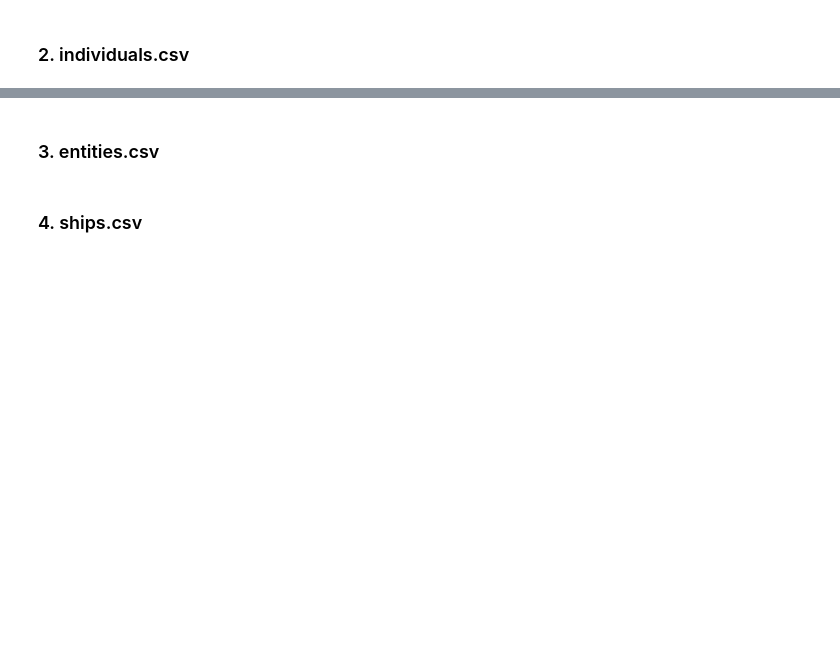
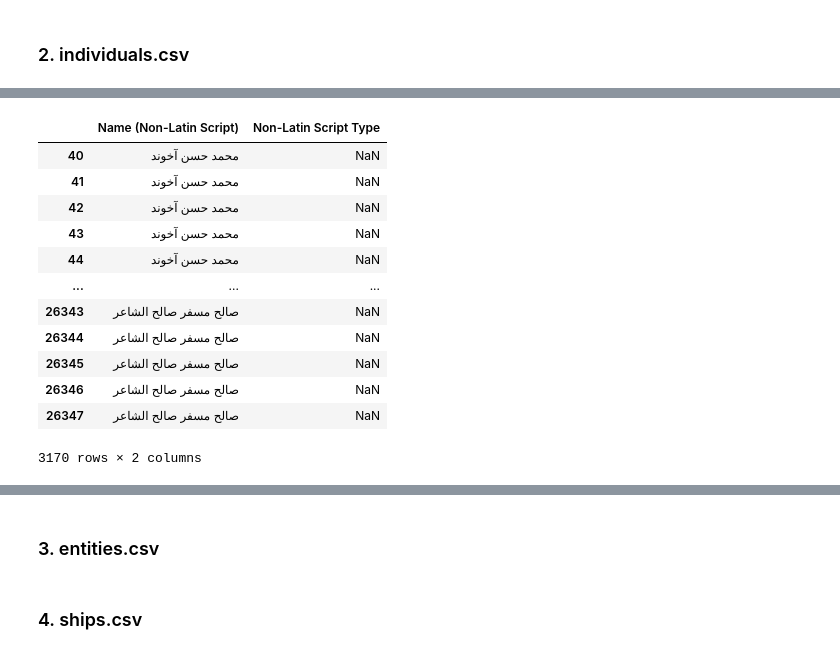
Before and after one commit to aleczd/uk_sanct, a Jupyter notebook: analysis.ipynb, the cells around one changed output, grey strips where cells are left out. Cells and saved outputs as stored; diff of their text form; code cells hidden in the pictures; blank space fills up the shorter version.

```diff
--- a/analysis.ipynb
+++ b/analysis.ipynb
@@ -968,2 +983,5 @@ raw_sample[raw_sample["SEID"] == "#0010721"].iloc[:,21:]
 # %% [markdown]
 ### 2. individuals.csv
+# %%
+individuals = pd.read_csv("individuals_raw.csv")
+individuals.info()
@@ -969,0 +1013,2 @@ raw_sample[raw_sample["SEID"] == "#0010721"].iloc[:,21:]
+# %%
+individuals["LUID"] = individuals["LUID"].apply(whitespace_fmt)
@@ -969,0 +1039,4 @@ raw_sample[raw_sample["SEID"] == "#0010721"].iloc[:,21:]
+# %%
+individuals["Surname"] = individuals["Surname"].apply(whitespace_fmt)
+individuals["Given Names"] = individuals["Given Names"].apply(whitespace_fmt)
+individuals["Name (Non-Latin Script)"] = individuals["Name (Non-Latin Script)"].apply(whitespace_fmt)
@@ -969,0 +1064,22 @@ raw_sample[raw_sample["SEID"] == "#0010721"].iloc[:,21:]
+# %%
+impute_seid = individuals[
+    (individuals["Non-Latin Script Type"].isna()) &
+    (individuals["Name (Non-Latin Script)"].notna())
+]["SEID"]
+mask = individuals["SEID"].isin(impute_seid)
+# %%
+individuals[individuals["SEID"].isin(impute_seid)][["Name (Non-Latin Script)", "Non-Latin Script Type"]]
+# %% [output]
+|  | Name (Non-Latin Script) | Non-Latin Script Type |
+| 40 | محمد حسن آخوند | NaN |
+| 41 | محمد حسن آخوند | NaN |
+| 42 | محمد حسن آخوند | NaN |
+| 43 | محمد حسن آخوند | NaN |
+| 44 | محمد حسن آخوند | NaN |
+| ... | ... | ... |
+| 26343 | صالح مسفر صالح الشاعر | NaN |
+| 26344 | صالح مسفر صالح الشاعر | NaN |
+| 26345 | صالح مسفر صالح الشاعر | NaN |
+| 26346 | صالح مسفر صالح الشاعر | NaN |
+| 26347 | صالح مسفر صالح الشاعر | NaN |
+3170 rows × 2 columns
```
Also changed, not shown: parts of 95 cells of this notebook.
